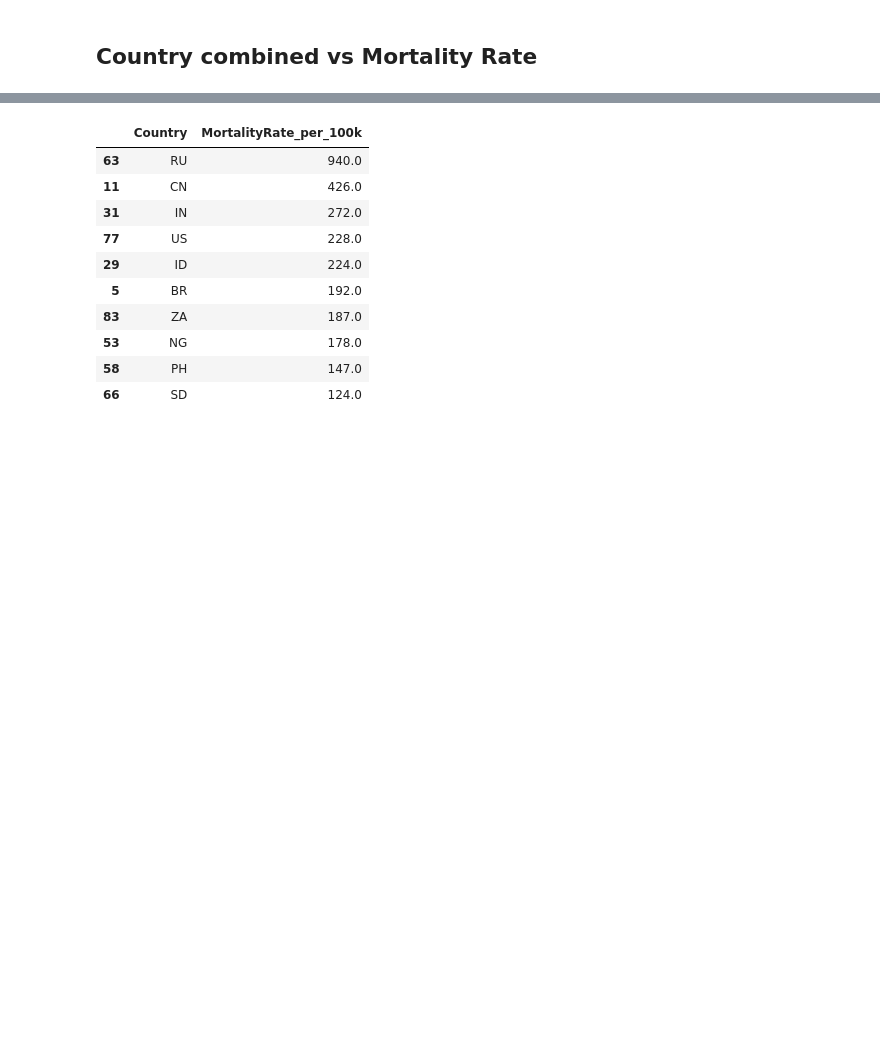
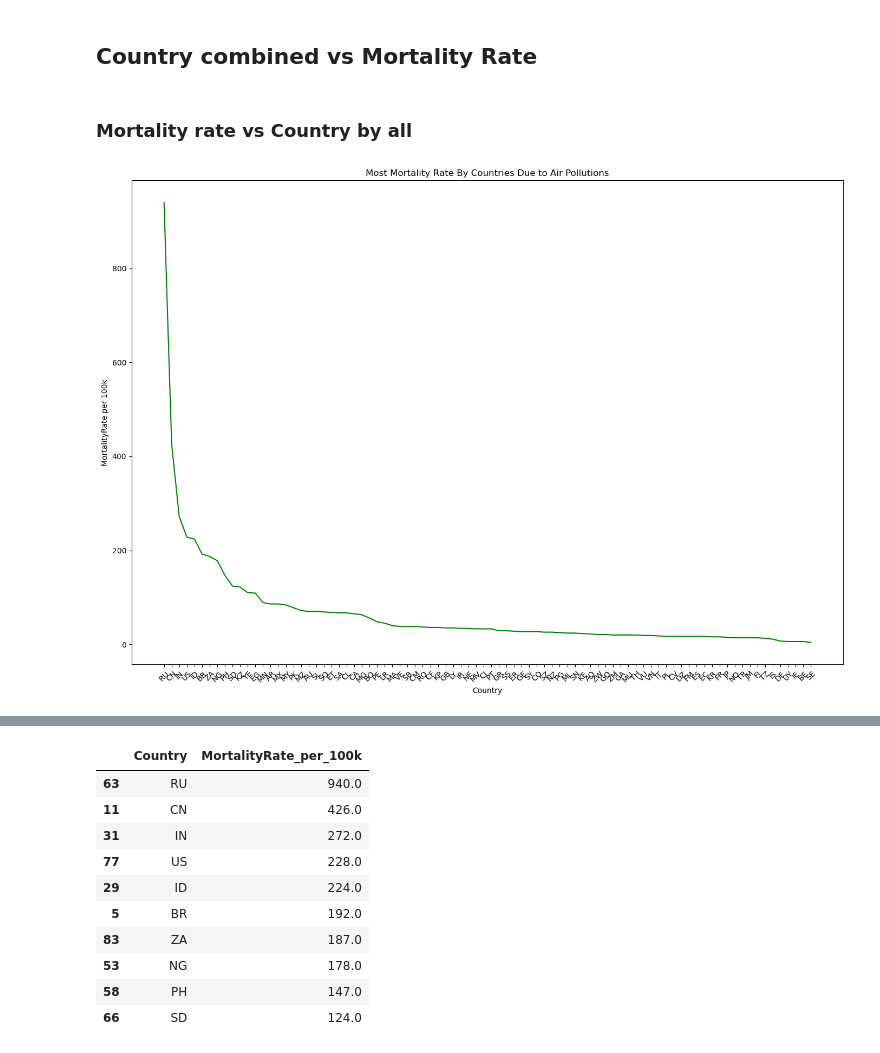
Before and after one commit to Golnaz8/airquality_vs_health, a Jupyter notebook: AirQuality_vs_Health/analysis_plot_and_regression.ipynb, the cells around one changed output, grey strips where cells are left out. Cells and saved outputs as stored; diff of their text form; code cells hidden in the pictures; blank space fills up the shorter version.

```diff
--- a/AirQuality_vs_Health/analysis_plot_and_regression.ipynb
+++ b/AirQuality_vs_Health/analysis_plot_and_regression.ipynb
@@ -29,2 +45,18 @@ top_10_country_ranking = df_ranked.head(10)
 # %% [markdown]
 ## Country combined vs Mortality Rate
+# %% [markdown]
+### Mortality rate vs Country by all
+# %%
+x_axis = df_ranked['Country']
+y_axis = df_ranked['MortalityRate_per_100k']
+plt.figure(figsize=(14,10))
+plt.plot(x_axis,y_axis, color='green')
+plt.xticks(rotation=45)
+plt.xlabel("Country")
+plt.title("Most Mortality Rate By Countries Due to Air Pollutions")
+plt.ylabel("MortalityRate per 100k")
+plt.tight_layout()
+plt.savefig('Picture_for_Presentation/Mortality_Rate_By_Countries_Due_to_air_pollution.png')
+plt.show()
+# %% [output]
+[figure, added]
```
Also changed, not shown: parts of 23 cells of this notebook, 12 other files.
